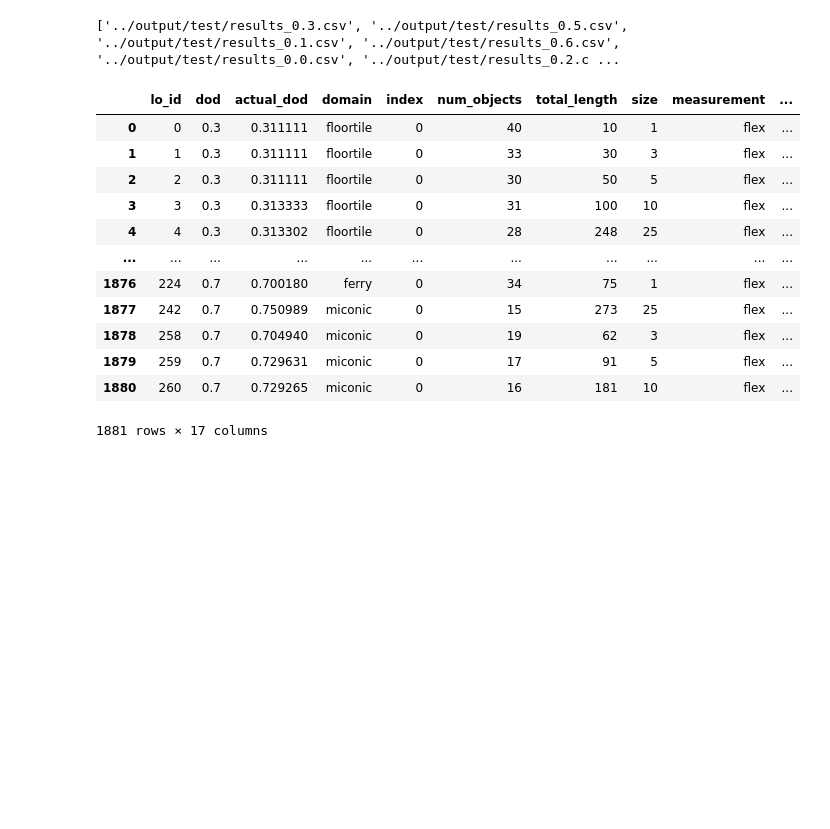
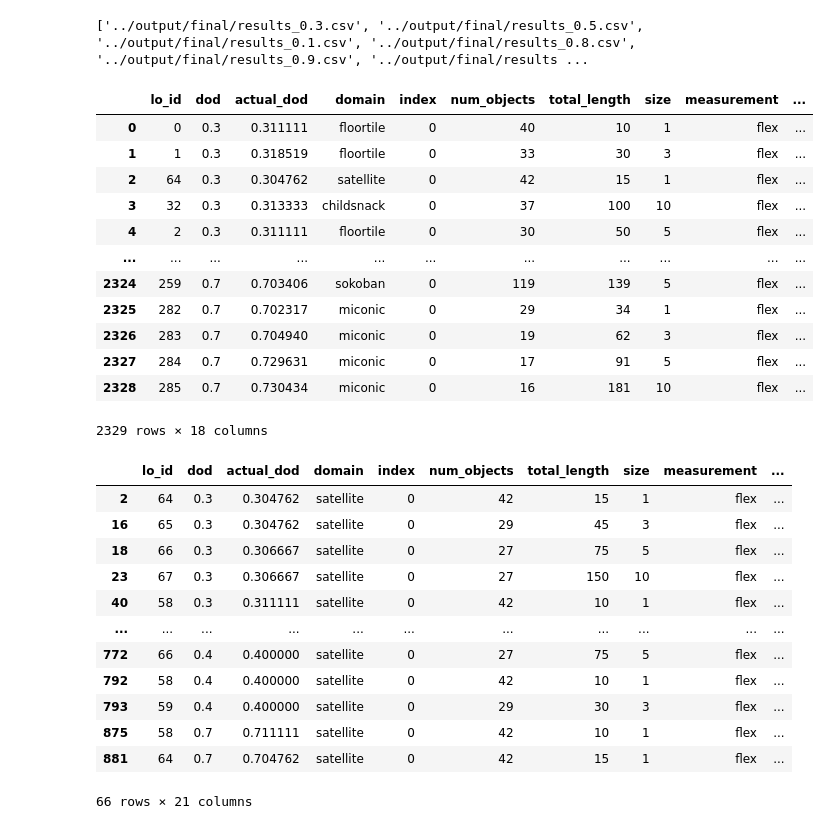
Before and after one commit to utop1an/polocm, a Jupyter notebook: src/plot_plan.ipynb, the cells around one changed output. Cells and saved outputs as stored; diff of their text form; code cells hidden in the pictures; blank space fills up the shorter version.

```diff
--- a/src/plot_plan.ipynb
+++ b/src/plot_plan.ipynb
@@ -6,30 +6,59 @@ import glob
 import numpy as np
 from IPython.display import display
 # %%
-path = '../output/test/'
+from extract import locm
+
+
+path = '../output/final/'
 all_files = glob.glob(path + "/*.csv")
 print(all_files)
 dfs = [pd.read_csv(f) for f in all_files]
 df = pd.concat(dfs, ignore_index=True)
+
+df['scaled_dod'] = df['actual_dod'] * 1000
 display(df)
 success_df = df[df['result'] == 'Success']
+locm_df = df[df['dod'] == 0]
+locm_success_df = success_df[success_df['dod'] == 0]
 polocm_df = df[df['dod']>0]
 polocm_success_df = success_df[success_df['dod'] >0]
+
+polocm_success_df = polocm_success_df.merge(locm_success_df[['lo_id', 'executability']], on='lo_id', suffixes=('', '_locm'))
+polocm_success_df['exe_diff'] = polocm_success_df['executability_locm'] - polocm_success_df['executability']
+
+# Calculate the mean executability for LOCM2 for each domain
+locm_exe_means = locm_success_df.groupby("domain")["executability"].mean()
+polocm_success_df = polocm_success_df.merge(locm_exe_means, on='domain', suffixes=('', '_locm_means'))
+
+display(polocm_success_df[polocm_success_df['domain']=='satellite'])
 # %% [output]
-['../output/test/results_0.3.csv', '../output/test/results_0.5.csv', '../output/test/results_0.1.csv', '../output/test/results_0.6.csv', '../output/test/results_0.0.csv', '../output/test/results_0.2.c ...
+['../output/final/results_0.3.csv', '../output/final/results_0.5.csv', '../output/final/results_0.1.csv', '../output/final/results_0.8.csv', '../output/final/results_0.9.csv', '../output/final/results ...
 |  | lo_id | dod | actual_dod | domain | index | num_objects | total_length | size | measurement | ... |
 | 0 | 0 | 0.3 | 0.311111 | floortile | 0 | 40 | 10 | 1 | flex | ... |
-| 1 | 1 | 0.3 | 0.311111 | floortile | 0 | 33 | 30 | 3 | flex | ... |
-| 2 | 2 | 0.3 | 0.311111 | floortile | 0 | 30 | 50 | 5 | flex | ... |
-| 3 | 3 | 0.3 | 0.313333 | floortile | 0 | 31 | 100 | 10 | flex | ... |
-| 4 | 4 | 0.3 | 0.313302 | floortile | 0 | 28 | 248 | 25 | flex | ... |
+| 1 | 1 | 0.3 | 0.318519 | floortile | 0 | 33 | 30 | 3 | flex | ... |
+| 2 | 64 | 0.3 | 0.304762 | satellite | 0 | 42 | 15 | 1 | flex | ... |
+| 3 | 32 | 0.3 | 0.313333 | childsnack | 0 | 37 | 100 | 10 | flex | ... |
+| 4 | 2 | 0.3 | 0.311111 | floortile | 0 | 30 | 50 | 5 | flex | ... |
 | ... | ... | ... | ... | ... | ... | ... | ... | ... | ... | ... |
-| 1876 | 224 | 0.7 | 0.700180 | ferry | 0 | 34 | 75 | 1 | flex | ... |
-| 1877 | 242 | 0.7 | 0.750989 | miconic | 0 | 15 | 273 | 25 | flex | ... |
-| 1878 | 258 | 0.7 | 0.704940 | miconic | 0 | 19 | 62 | 3 | flex | ... |
-| 1879 | 259 | 0.7 | 0.729631 | miconic | 0 | 17 | 91 | 5 | flex | ... |
-| 1880 | 260 | 0.7 | 0.729265 | miconic | 0 | 16 | 181 | 10 | flex | ... |
+| 2324 | 259 | 0.7 | 0.703406 | sokoban | 0 | 119 | 139 | 5 | flex | ... |
+| 2325 | 282 | 0.7 | 0.702317 | miconic | 0 | 29 | 34 | 1 | flex | ... |
+| 2326 | 283 | 0.7 | 0.704940 | miconic | 0 | 19 | 62 | 3 | flex | ... |
+| 2327 | 284 | 0.7 | 0.729631 | miconic | 0 | 17 | 91 | 5 | flex | ... |
+| 2328 | 285 | 0.7 | 0.730434 | miconic | 0 | 16 | 181 | 10 | flex | ... |
-1881 rows × 17 columns
+2329 rows × 18 columns
+|  | lo_id | dod | actual_dod | domain | index | num_objects | total_length | size | measurement | ... |
+| 2 | 64 | 0.3 | 0.304762 | satellite | 0 | 42 | 15 | 1 | flex | ... |
+| 16 | 65 | 0.3 | 0.304762 | satellite | 0 | 29 | 45 | 3 | flex | ... |
+| 18 | 66 | 0.3 | 0.306667 | satellite | 0 | 27 | 75 | 5 | flex | ... |
+| 23 | 67 | 0.3 | 0.306667 | satellite | 0 | 27 | 150 | 10 | flex | ... |
+| 40 | 58 | 0.3 | 0.311111 | satellite | 0 | 42 | 10 | 1 | flex | ... |
+| ... | ... | ... | ... | ... | ... | ... | ... | ... | ... | ... |
+| 772 | 66 | 0.4 | 0.400000 | satellite | 0 | 27 | 75 | 5 | flex | ... |
+| 792 | 58 | 0.4 | 0.400000 | satellite | 0 | 42 | 10 | 1 | flex | ... |
+| 793 | 59 | 0.4 | 0.400000 | satellite | 0 | 29 | 30 | 3 | flex | ... |
+| 875 | 58 | 0.7 | 0.711111 | satellite | 0 | 42 | 10 | 1 | flex | ... |
+| 881 | 64 | 0.7 | 0.704762 | satellite | 0 | 42 | 15 | 1 | flex | ... |
+66 rows × 21 columns
 # %%
 import pandas as pd
 import matplotlib.pyplot as plt
```
Also changed, not shown: parts of 16 cells of this notebook.
